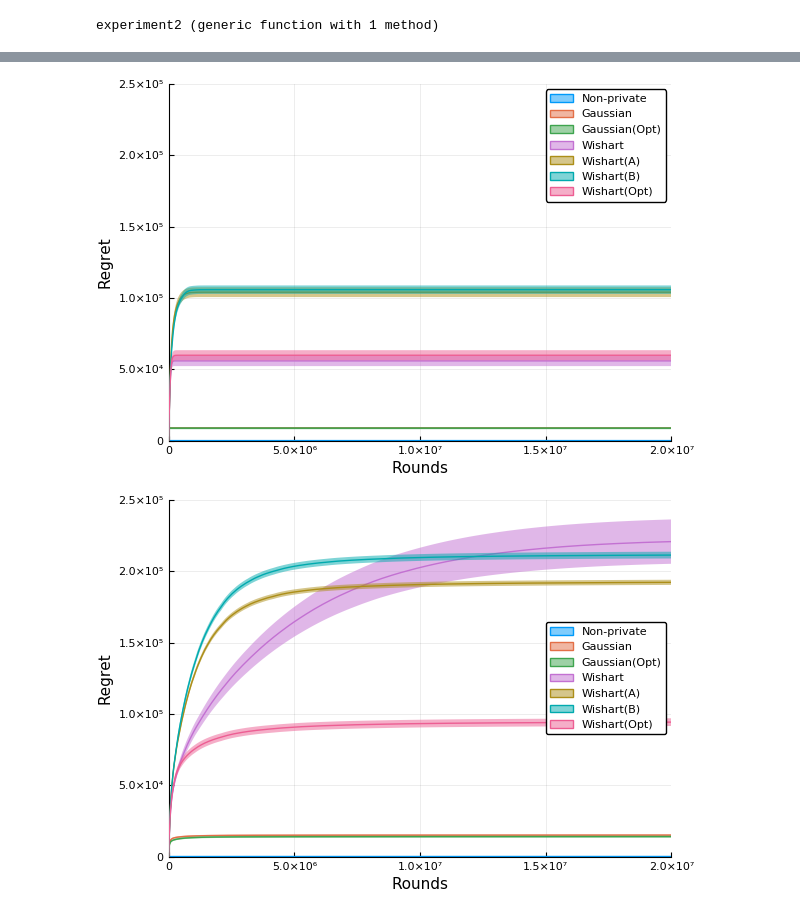
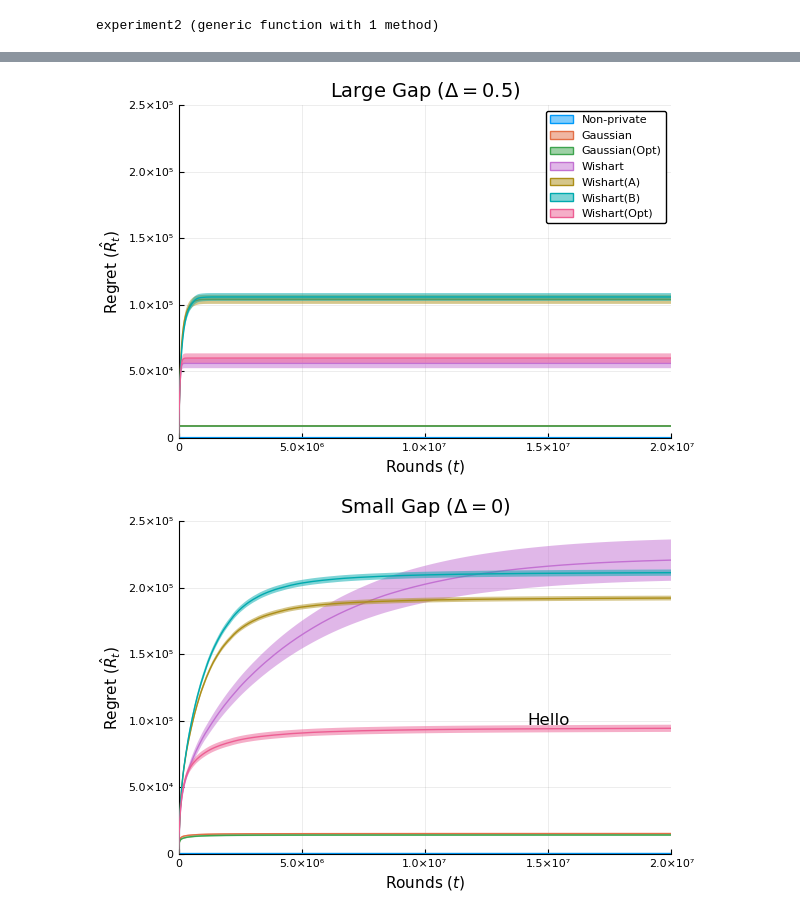
Before and after one commit to roshanshariff/PrivateBandits.jl, a Jupyter notebook: private-bandits.ipynb, the cells around one changed output, grey strips where cells are left out. Cells and saved outputs as stored; diff of their text form; code cells hidden in the pictures.

Commit message:
Add data files and update notebook.

```diff
--- a/private-bandits.ipynb
+++ b/private-bandits.ipynb
@@ -153,7 +199,7 @@ experiment2 (generic function with 1 method)
 experiment2(setdiff(keys(algs), ["Non-private"])...);
 # %%
 function plot_experiment2(results, algnames::String...)
-    result = plot(xaxis="Rounds", yaxis="Regret")
+    result = plot(xaxis=L"Rounds ($t$)", yaxis=L"Regret ($\hat{R}_t$)")
     for name in algnames
         if haskey(results, name)
             plot!(result, hcat(results[name]...), label=name)
@@ -166,5 +212,3 @@ plot_experiment2 (generic function with 2 methods)
 # %%
-@load "data/exp2.jld"
-exp2_results = results
-@load "data/exp2_nogap.jld"
-exp2_nogap_results = results
+exp2_results = load("data/exp2.jld", "results")
+exp2_nogap_results = load("data/exp2_nogap.jld", "results");
@@ -180,10 +215,14 @@ Dict{String,Array{Experiments.ExpResult,1}} with 7 entries:
 # %%
-plot_experiment2(exp2_results, keys(algs)...)
-xaxis!(xlim=(0,2*10^7), ylim=(0,2.5*10^5))
+exp2_plot = plot_experiment2(exp2_results, keys(algs)...)
+xaxis!(exp2_plot, xlim=(0,2*10^7), ylim=(0,2.5*10^5))
+title!(exp2_plot, L"Large Gap ($\Delta = 0.5$)")
 # %% [output]
-[figure, old version]
+[figure, new version]
 # %%
-plot_experiment2(exp2_nogap_results, keys(algs)...)
-xaxis!(xlim=(0,2*10^7), ylim=(0,2.5*10^5))
+exp2_nogap_plot = plot_experiment2(exp2_nogap_results, keys(algs)...)
+plot!(exp2_nogap_plot, legend=false)
+xaxis!(exp2_nogap_plot, xlim=(0,2*10^7), ylim=(0,2.5*10^5))
+title!(exp2_nogap_plot, L"Small Gap ($\Delta = 0$)")
+annotate!(exp2_nogap_plot, [(1.5*10^7, 10^5, "Hello", 12)])
 # %% [output]
-[figure, old version]
+[figure, new version]
```
Also changed, not shown: parts of 20 cells of this notebook, 3 other files.
